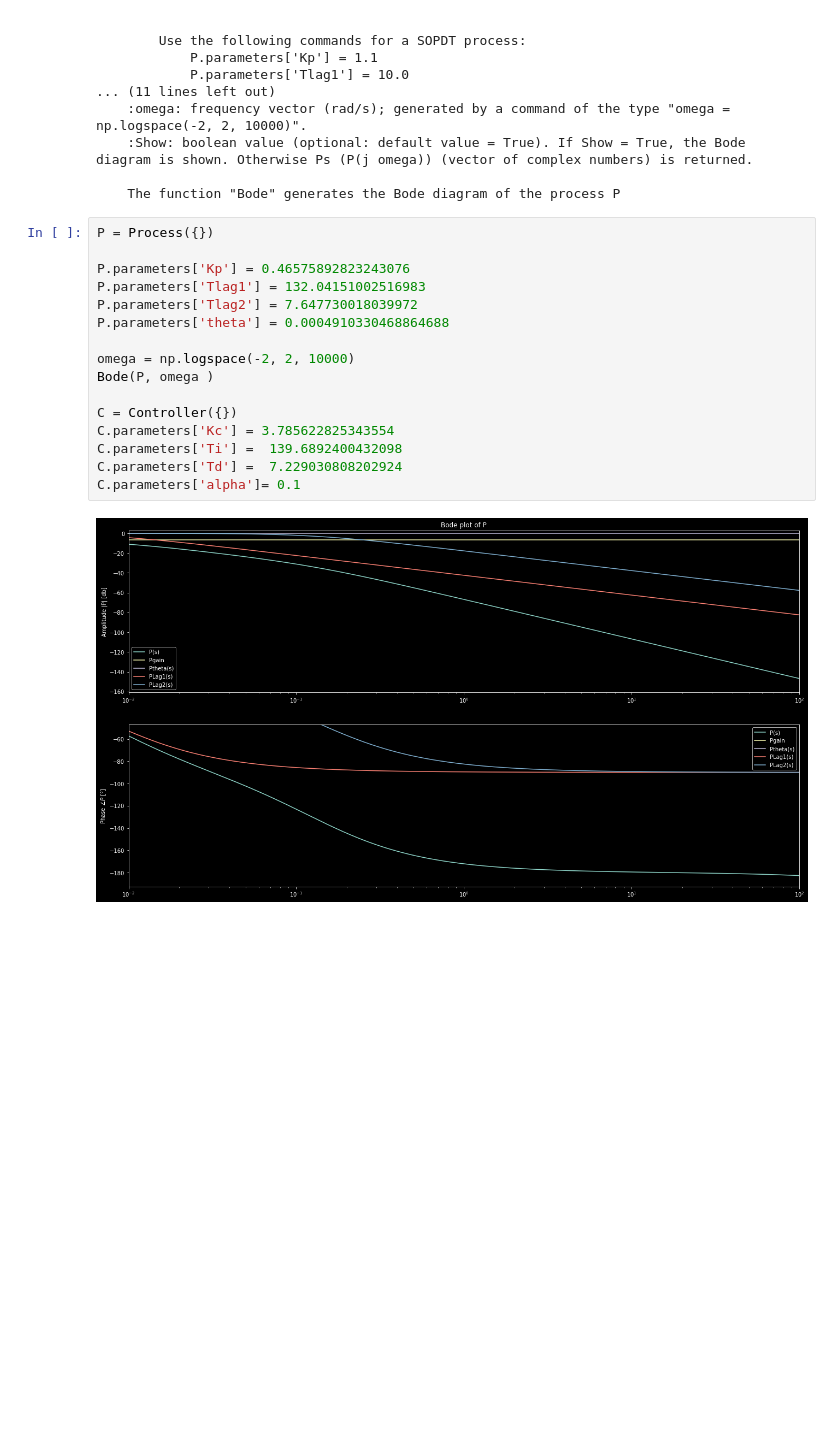
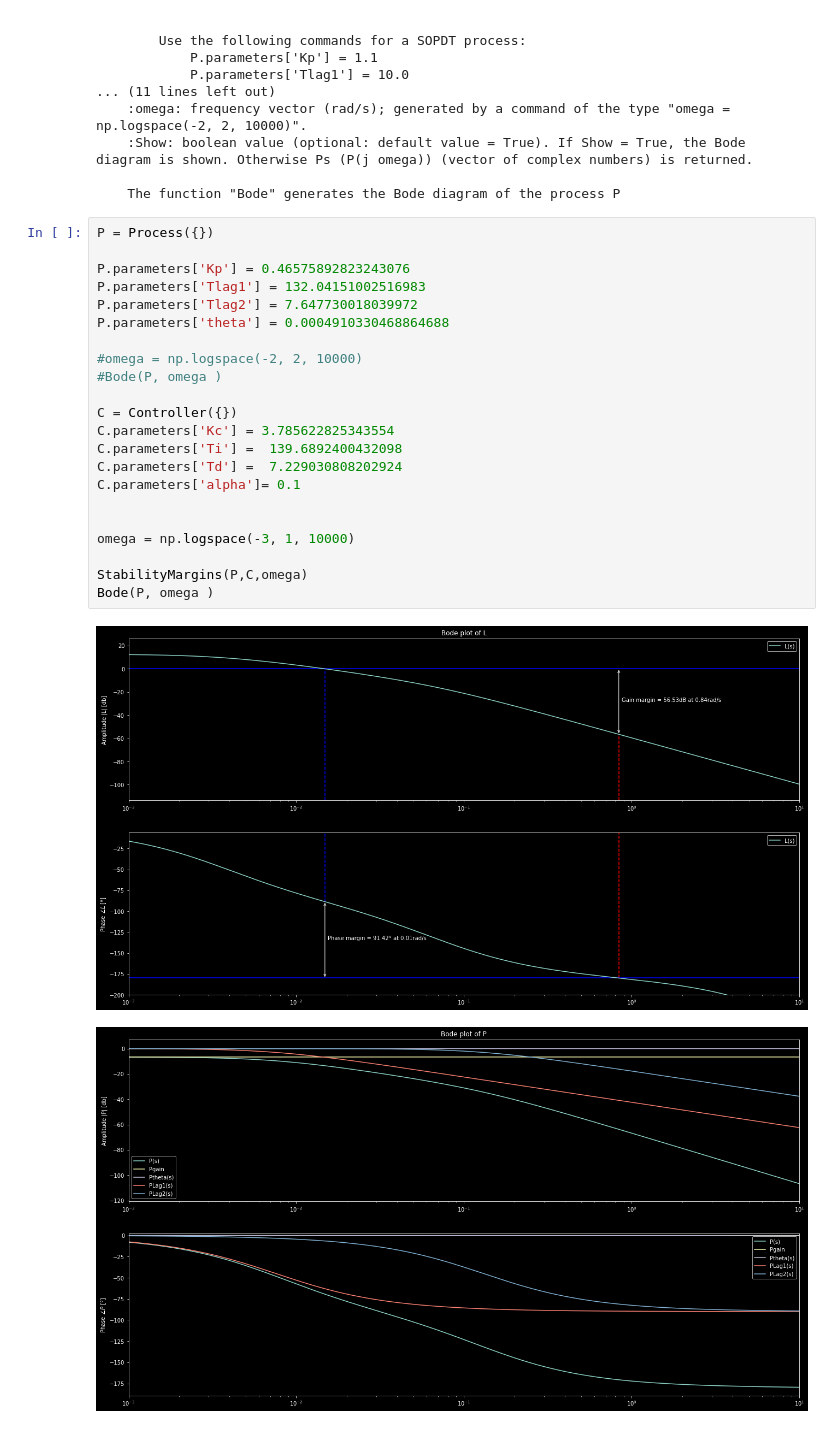
Before and after one commit to DaveTheDudeFromECAM/TCLab_DBR, a Jupyter notebook: dave/Dave_exp_MV.ipynb, the cells around one changed output. Saved outputs shown, nothing was run; the diff lists cells and outputs as text; blank space fills up the shorter version.

```diff
--- a/dave/Dave_exp_MV.ipynb
+++ b/dave/Dave_exp_MV.ipynb
@@ -422,18 +422,25 @@ Bode(P, omega, Show=True)
 # %%
 P = Process({})
 
 P.parameters['Kp'] = 0.46575892823243076
 P.parameters['Tlag1'] = 132.04151002516983
 P.parameters['Tlag2'] = 7.647730018039972
 P.parameters['theta'] = 0.0004910330468864688
 
-omega = np.logspace(-2, 2, 10000)
-Bode(P, omega )
+#omega = np.logspace(-2, 2, 10000)
+#Bode(P, omega )
 
 C = Controller({})
 C.parameters['Kc'] = 3.785622825343554
 C.parameters['Ti'] =  139.6892400432098
 C.parameters['Td'] =  7.229030808202924
 C.parameters['alpha']= 0.1
+
+
+omega = np.logspace(-3, 1, 10000)
+
+StabilityMargins(P,C,omega)
+Bode(P, omega )
 # %% [output]
-[figure, old version]
+[figure, new version]
+[figure, added]
```
Also changed, not shown: parts of 1 cell of this notebook, 3 other files.
